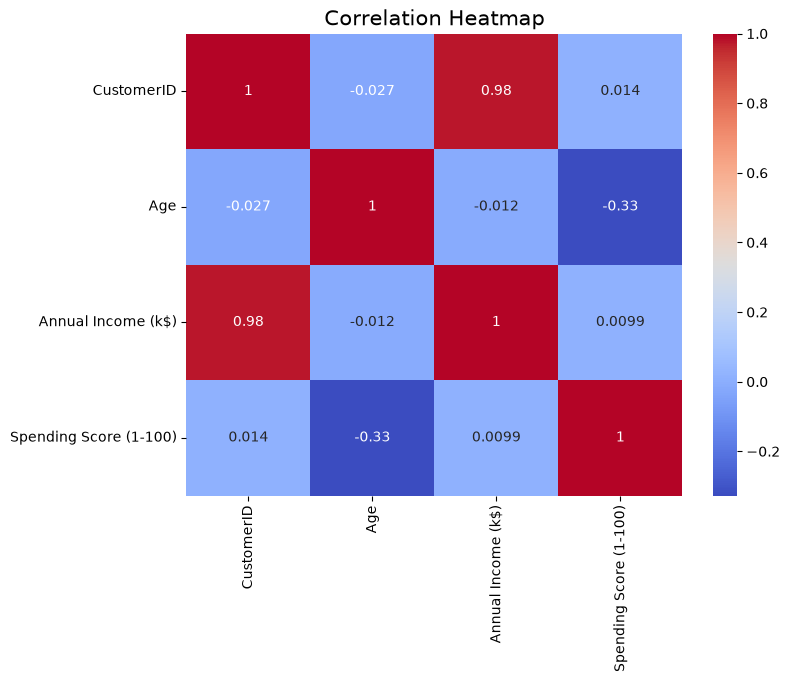
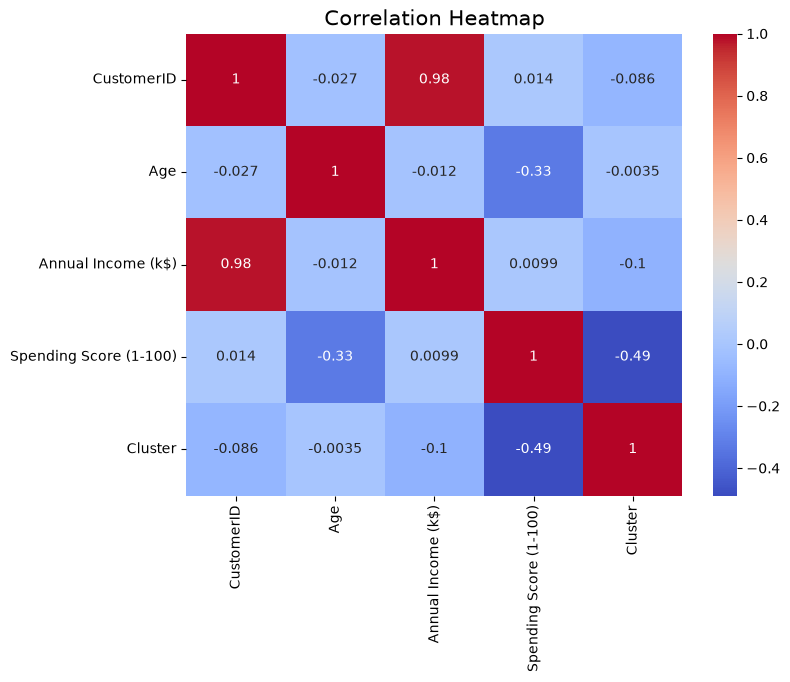
The change to this notebook cell's code, shown as a diff; its figure went from the first image to the second:
--- before
+++ after
@@ -2,4 +2,4 @@
 sns.heatmap(df.select_dtypes(include=np.number).corr(),annot=True,cmap='coolwarm')
 plt.title("Correlation Heatmap",fontsize=15 )
-
+plt.savefig("../images/correlation_heatmap.png", dpi=300, bbox_inches="tight")
 plt.show()

Commit: Completed customer segmentation analysis using K-Means